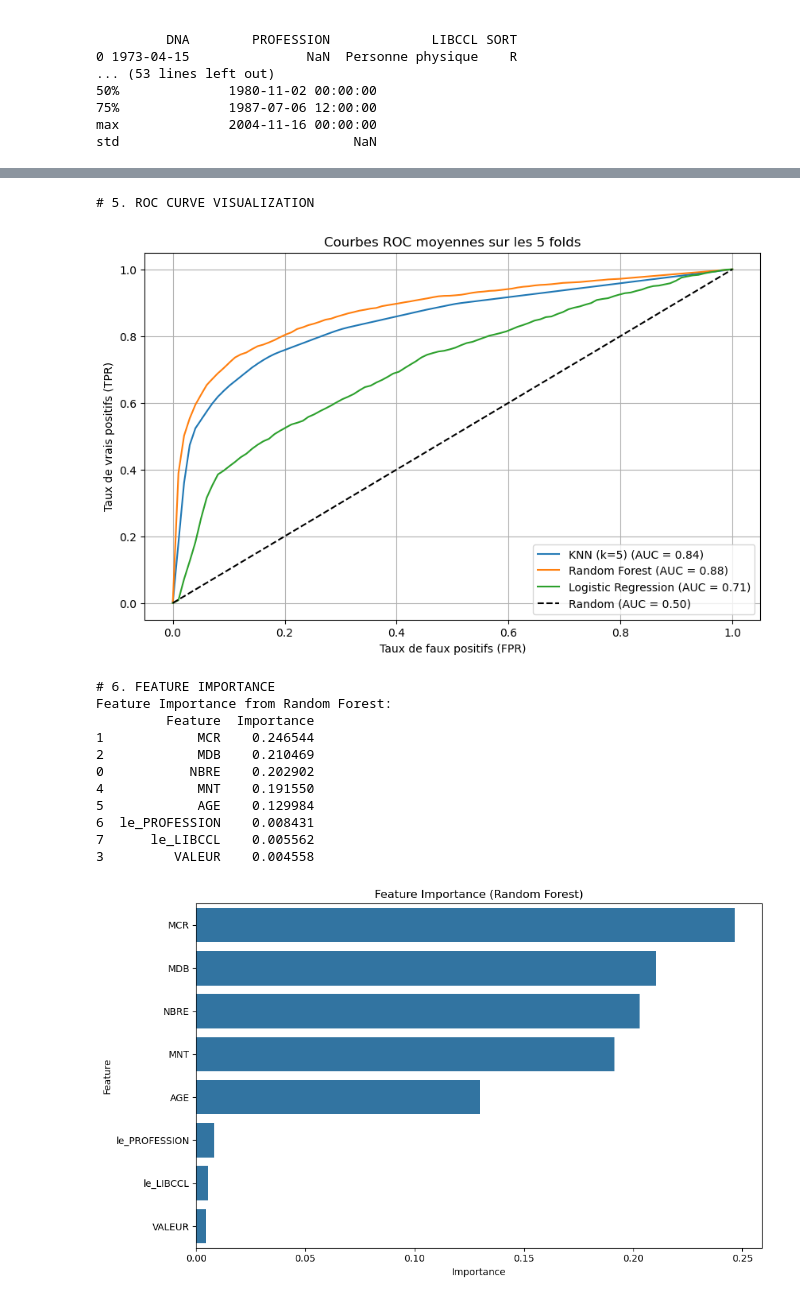
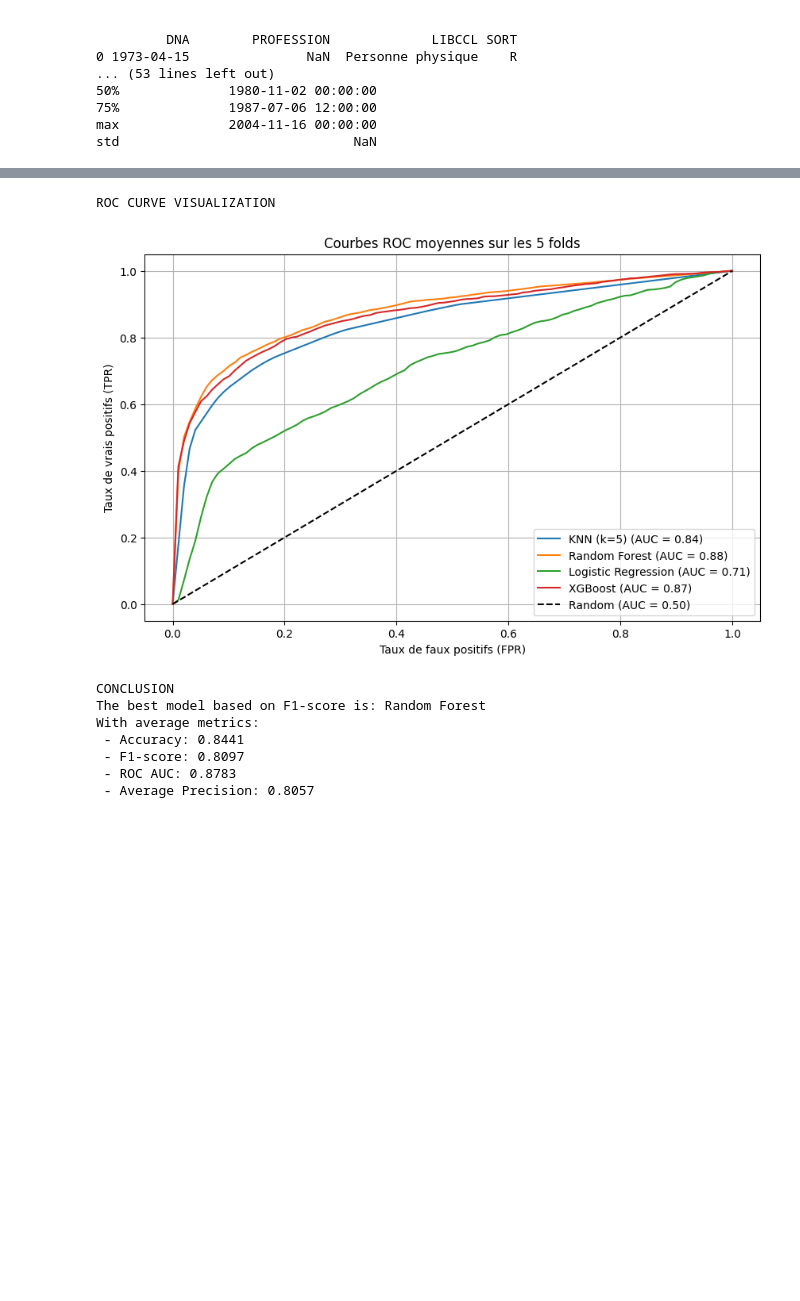
Before and after one commit to WissemZera/SystemeDePrediction, a Jupyter notebook: risk_prediction_check_payments.ipynb, the cells around one changed output, grey strips where cells are left out. Drawn from its saved outputs; the diff is of its cells as text; code cells hidden in the pictures; blank space fills up the shorter version.

```diff
--- a/risk_prediction_check_payments.ipynb
+++ b/risk_prediction_check_payments.ipynb
@@ -50,0 +42,7 @@ WARNING *** OLE2 inconsistency: SSCS size is 0 but SSAT size is non-zero
+# %%
+# Charger les données :
+
+# pour chéques
+df1 = pd.read_excel('/content/drive/MyDrive/données_chèque_stage.xls')
+# pour lettres de change
+df2 = pd.read_excel('/content/drive/MyDrive/données_LDC_stage.xls')
@@ -786,9 +841,10 @@ Name: SORT, Length: 8858, dtype: float64
 # %%
+# KFold et Evaluation
 # 4. MODEL BUILDING AND EVALUATION
 print("\n# 4. MODEL BUILDING AND EVALUATION")
 
 # Select features and target
-X = df2[['NBRE', 'MCR', 'MDB', 'VALEUR', 'MNT', 'AGE', 'le_PROFESSION', 'le_LIBCCL']]
+X = df2[['NBRE', 'MCR', 'MDB', 'MNT', 'AGE', 'le_PROFESSION', 'le_LIBCCL']]
 y = df2['SORT']
 
 # Function to visualize confusion matrix
@@ -804,7 +860,8 @@ def plot_conf_matrix(cm, model_name):
 models = {
     "KNN (k=5)": KNeighborsClassifier(n_neighbors=5),
     "Random Forest": RandomForestClassifier(n_estimators=100, random_state=42),
-    "Logistic Regression": LogisticRegression(max_iter=1000, class_weight="balanced")
+    "Logistic Regression": LogisticRegression(max_iter=1000, class_weight="balanced"),
+    "XGBoost": XGBClassifier(use_label_encoder=False, eval_metric='logloss')
 }
 
 # Results storage
@@ -998,7 +1050,6 @@ weighted avg       0.71      0.60      0.62      1772
 # %%
-
-# 5. ROC CURVE VISUALIZATION
-print("\n# 5. ROC CURVE VISUALIZATION")
+# ROC CURVE VISUALIZATION
+print("ROC CURVE VISUALIZATION")
 
 # Initialize containers for ROC metrics
 fpr_dict = {name: [] for name in models.keys()}
@@ -1055,70 +1106,41 @@ for name in models.keys():
         tprs_interp.append(tpr_interp)
 
     if tprs_interp:  # Only plot if we have valid data
         mean_tpr = np.mean(tprs_interp, axis=0)
         mean_tpr[-1] = 1.0
         mean_auc = np.nanmean(auc_dict[name])
 
         plt.plot(mean_fpr, mean_tpr, label=f"{name} (AUC = {mean_auc:.2f})")
 
 # Plot diagonal (random classifier)
 plt.plot([0, 1], [0, 1], 'k--', label='Random (AUC = 0.50)')
 
 # Final plot settings
 plt.xlabel("Taux de faux positifs (FPR)")
 plt.ylabel("Taux de vrais positifs (TPR)")
 plt.title("Courbes ROC moyennes sur les 5 folds")
 plt.legend(loc="lower right")
 plt.grid()
 plt.show()
 
-# 6. FEATURE IMPORTANCE (for Random Forest)
-print("\n# 6. FEATURE IMPORTANCE")
 
-# Fit Random Forest on the whole dataset
-rf_model = RandomForestClassifier(n_estimators=100, random_state=42)
-# Apply SMOTE first
-smote = SMOTE(random_state=42)
-X_res, y_res = smote.fit_resample(X, y)
-rf_model.fit(X_res, y_res)
 
-# Get feature importances
-feature_importance = pd.DataFrame({
-    'Feature': X.columns,
-    'Importance': rf_model.feature_importances_
-}).sort_values(by='Importance', ascending=False)
-
-print("Feature Importance from Random Forest:")
-print(feature_importance)
-
-# Plot feature importances
-plt.figure(figsize=(10, 6))
-sns.barplot(x='Importance', y='Feature', data=feature_importance)
-plt.title('Feature Importance (Random Forest)')
-plt.tight_layout()
-plt.show()
-
-# 7. CONCLUSION
-print("\n# 7. CONCLUSION")
+# CONCLUSION
+print("CONCLUSION")
 best_model = max(results, key=lambda x: np.nanmean(results[x]["f1"]))
 print(f"The best model based on F1-score is: {best_model}")
 print(f"With average metrics:")
 print(f" - Accuracy: {np.nanmean(results[best_model]['accuracy']):.4f}")
 print(f" - F1-score: {np.nanmean(results[best_model]['f1']):.4f}")
 print(f" - ROC AUC: {np.nanmean(results[best_model]['roc_auc']):.4f}")
 print(f" - Average Precision: {np.nanmean(results[best_model]['avg_precision']):.4f}")
 # %% [output]
-# 5. ROC CURVE VISUALIZATION
+ROC CURVE VISUALIZATION
-[figure, old version]
+[figure, new version]
-# 6. FEATURE IMPORTANCE
-Feature Importance from Random Forest:
-         Feature  Importance
-1            MCR    0.246544
-2            MDB    0.210469
-0           NBRE    0.202902
-4            MNT    0.191550
-5            AGE    0.129984
-6  le_PROFESSION    0.008431
-7      le_LIBCCL    0.005562
-3         VALEUR    0.004558
+CONCLUSION
+The best model based on F1-score is: Random Forest
+With average metrics:
+ - Accuracy: 0.8441
+ - F1-score: 0.8097
+ - ROC AUC: 0.8783
+ - Average Precision: 0.8057
-[figure, removed]
```
Also changed, not shown: parts of 58 cells of this notebook.
